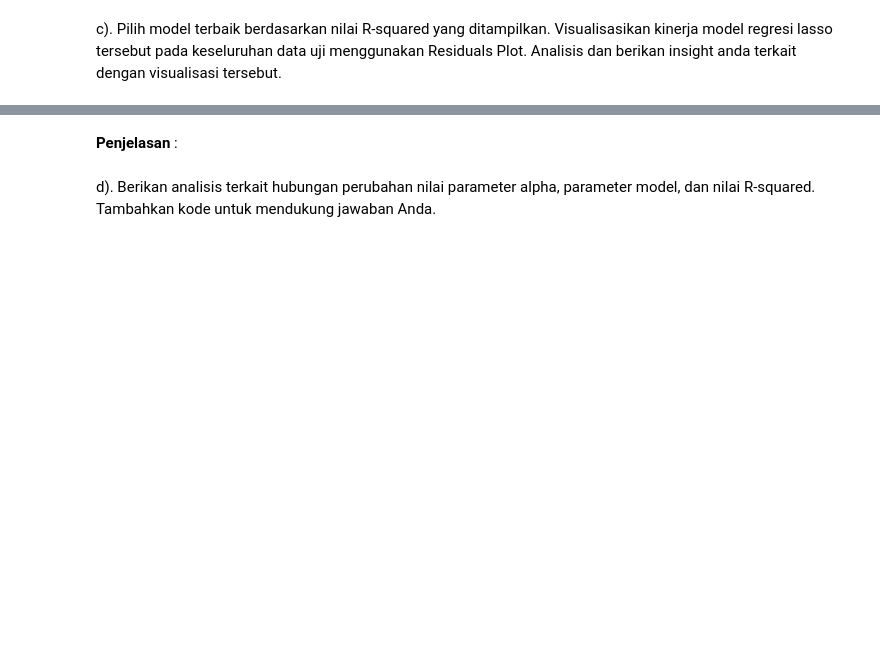
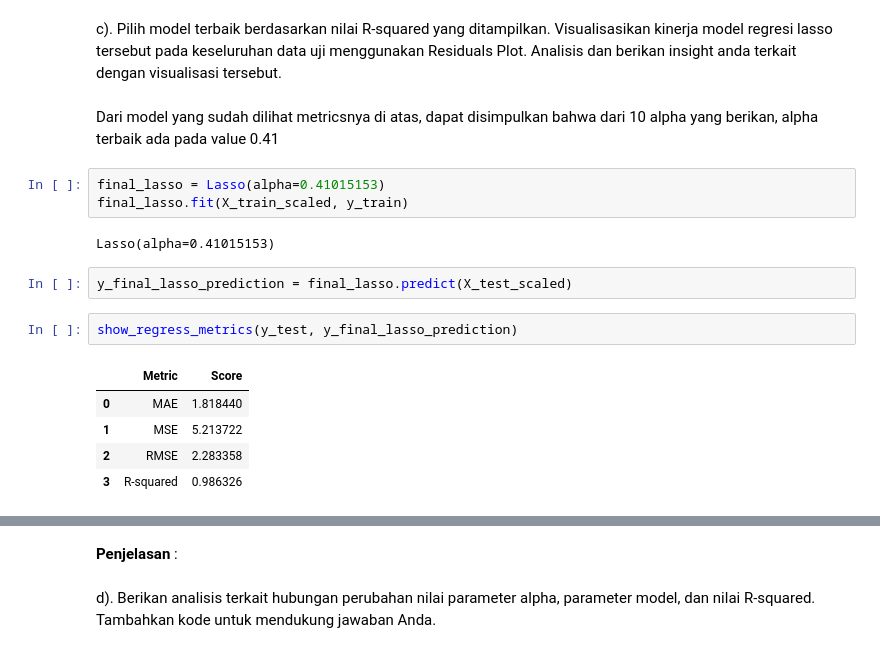
Before and after one commit to mhmdhaekal/lab-6-kasdad, a Jupyter notebook: C_Lab6_2206817490_MuhammadHaekalKalipaksi.ipynb, the cells around one changed output, grey strips where cells are left out. Saved outputs shown, nothing was run; the diff lists cells and outputs as text; blank space fills up the shorter version.

```diff
--- a/C_Lab6_2206817490_MuhammadHaekalKalipaksi.ipynb
+++ b/C_Lab6_2206817490_MuhammadHaekalKalipaksi.ipynb
@@ -751,2 +803,19 @@ b). Tampilkan nilai MAE, MSE, RMSE, dan R-squared untuk masing-masing model *las
 # %% [markdown]
 c). Pilih model terbaik berdasarkan nilai R-squared yang ditampilkan. Visualisasikan kinerja model regresi lasso tersebut pada keseluruhan data uji menggunakan Residuals Plot. Analisis dan berikan insight anda terkait dengan visualisasi tersebut.
+# %% [markdown]
+Dari model yang sudah dilihat metricsnya di atas, dapat disimpulkan bahwa dari 10 alpha yang  berikan, alpha terbaik ada pada value 0.41
+# %%
+final_lasso = Lasso(alpha=0.41015153)
+final_lasso.fit(X_train_scaled, y_train)
+# %% [output]
+Lasso(alpha=0.41015153)
+# %%
+y_final_lasso_prediction = final_lasso.predict(X_test_scaled)
+# %%
+show_regress_metrics(y_test, y_final_lasso_prediction)
+# %% [output]
+|  | Metric | Score |
+| 0 | MAE | 1.818440 |
+| 1 | MSE | 5.213722 |
+| 2 | RMSE | 2.283358 |
+| 3 | R-squared | 0.986326 |
```
Also changed, not shown: parts of 26 cells of this notebook.
